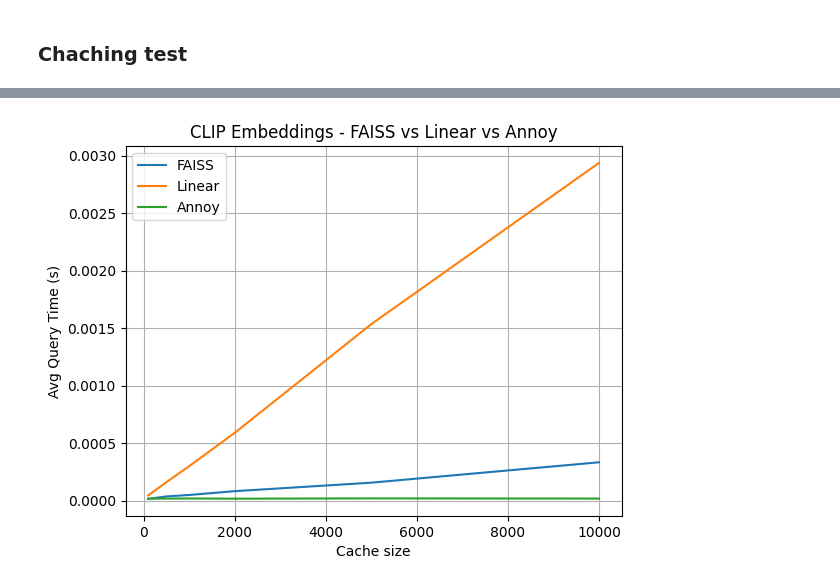
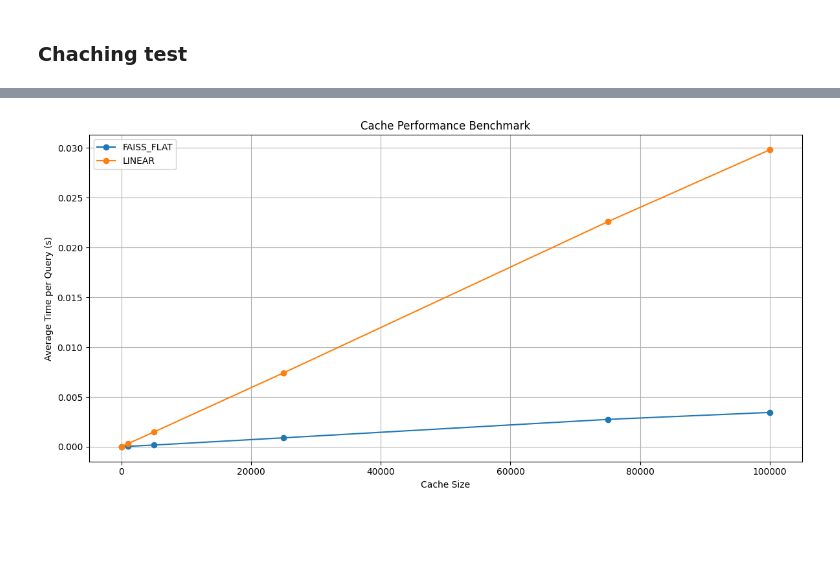
Before and after one commit to PtrTella/Inria, a Jupyter notebook: Code/Project/CachingEval.ipynb, the cells around one changed output, grey strips where cells are left out. Cells and saved outputs as stored; diff of their text form; code cells hidden in the pictures; blank space fills up the shorter version.

```diff
--- a/Code/Project/CachingEval.ipynb
+++ b/Code/Project/CachingEval.ipynb
@@ -12,7 +12,7 @@ manager = PromptDatasetManager()
 
 manager.load_local_metadata(
     path="/Users/tella/Workspace/Inria/Data/normalized_embeddings.parquet",
-    max_rows=5000 # Limita per testare velocemente
+    max_rows=None # Limita per testare velocemente
 )
 print(f"Colonne disponibili: {list(manager.df.columns)}")
 # %% [output]
@@ -123,26 +135,25 @@ Total prompts in index: 5000
 import time
 import numpy as np
 import matplotlib.pyplot as plt
-from annoy import AnnoyIndex
 from BaseCache import BaseSimilarityCache
 
 # Config
 DIMS = 512
-CACHE_SIZES = [100, 500, 1000, 2000, 5000, 10000]
+CACHE_SIZES = [10, 1000, 5000, 25000, 75000, 100000]
 N_QUERIES = 100
 
 def simulate_clip_embeddings(n: int) -> np.ndarray:
     vecs = np.random.randn(n, DIMS).astype(np.float32)
     return vecs / np.linalg.norm(vecs, axis=1, keepdims=True)
 
-def benchmark_linear_or_faiss(use_faiss: bool):
+def benchmark_cache(backend: str):
     avg_times = []
     for size in CACHE_SIZES:
         cache = BaseSimilarityCache(
             capacity=size,
             threshold=0.3,
             dim=DIMS,
-            backend=use_faiss
+            backend=backend  # stringa: "faiss", "linear", "annoy"
         )
         embeddings = simulate_clip_embeddings(size)
         for i in range(size):
@@ -154,51 +165,28 @@ def benchmark_linear_or_faiss(use_faiss: bool):
             cache.query(f"query_{i}", emb)
         end = time.time()
 
-        avg_times.append((end - start) / N_QUERIES)
-        print(f"{'FAISS' if use_faiss else 'Linear'} | Cache: {size} | Time/query: {avg_times[-1]:.6f}s")
+        avg = (end - start) / N_QUERIES
+        avg_times.append(avg)
+        print(f"{backend.upper()} | Cache: {size} | Time/query: {avg:.6f}s")
     return avg_times
 
-def benchmark_annoy():
-    avg_times = []
-    for size in CACHE_SIZES:
-        index = AnnoyIndex(DIMS, 'angular')  # angular = cosine similarity on unit vectors
-        embeddings = simulate_clip_embeddings(size)
-        id_to_key = {}
+# Esegui i benchmark per i vari backend
+backends = ['faiss_flat', 'linear']
 
-        for i in range(size):
-            index.add_item(i, embeddings[i])
-            id_to_key[i] = f"vec_{i}"
-        index.build(10)  # 10 trees is default balance between speed/accuracy
-
-        queries = simulate_clip_embeddings(N_QUERIES)
-
-        start = time.time()
-        for emb in queries:
-            index.get_nns_by_vector(emb, 1, include_distances=False)
-        end = time.time()
-
-        avg_times.append((end - start) / N_QUERIES)
-        print(f"Annoy | Cache: {size} | Time/query: {avg_times[-1]:.6f}s")
-    return avg_times
-
-# Esegui benchmark
-print("\n▶️ FAISS")
-faiss_results = benchmark_linear_or_faiss(use_faiss=True)
-
-print("\n▶️ Linear")
-linear_results = benchmark_linear_or_faiss(use_faiss=False)
-
-print("\n▶️ Annoy")
-annoy_results = benchmark_annoy()
-
-# Visualizzazione
-plt.plot(CACHE_SIZES, faiss_results, label="FAISS")
-plt.plot(CACHE_SIZES, linear_results, label="Linear")
-plt.plot(CACHE_SIZES, annoy_results, label="Annoy")
-plt.xlabel("Cache size")
-plt.ylabel("Avg Query Time (s)")
-plt.title("CLIP Embeddings - FAISS vs Linear vs Annoy")
+results = {}
+for backend in backends:
+    print(f"\nBenchmarking {backend.upper()} backend...")
+    results[backend] = benchmark_cache(backend)
+# Plot results
+plt.figure(figsize=(12, 6))
+for backend, times in results.items():
+    plt.plot(CACHE_SIZES, times, marker='o', label=backend.upper())
+plt.xscale('linear')
+plt.xlabel('Cache Size')
+plt.ylabel('Average Time per Query (s)')
+plt.title('Cache Performance Benchmark')
 plt.legend()
 plt.grid(True)
+plt.tight_layout()
 plt.show()
 # %% [output]
@@ -222 +208 @@ Annoy | Cache: 10000 | Time/query: 0.000017s
-[figure, old version]
+[figure, new version]
```
Also changed, not shown: parts of 4 cells of this notebook, 6 other files.
